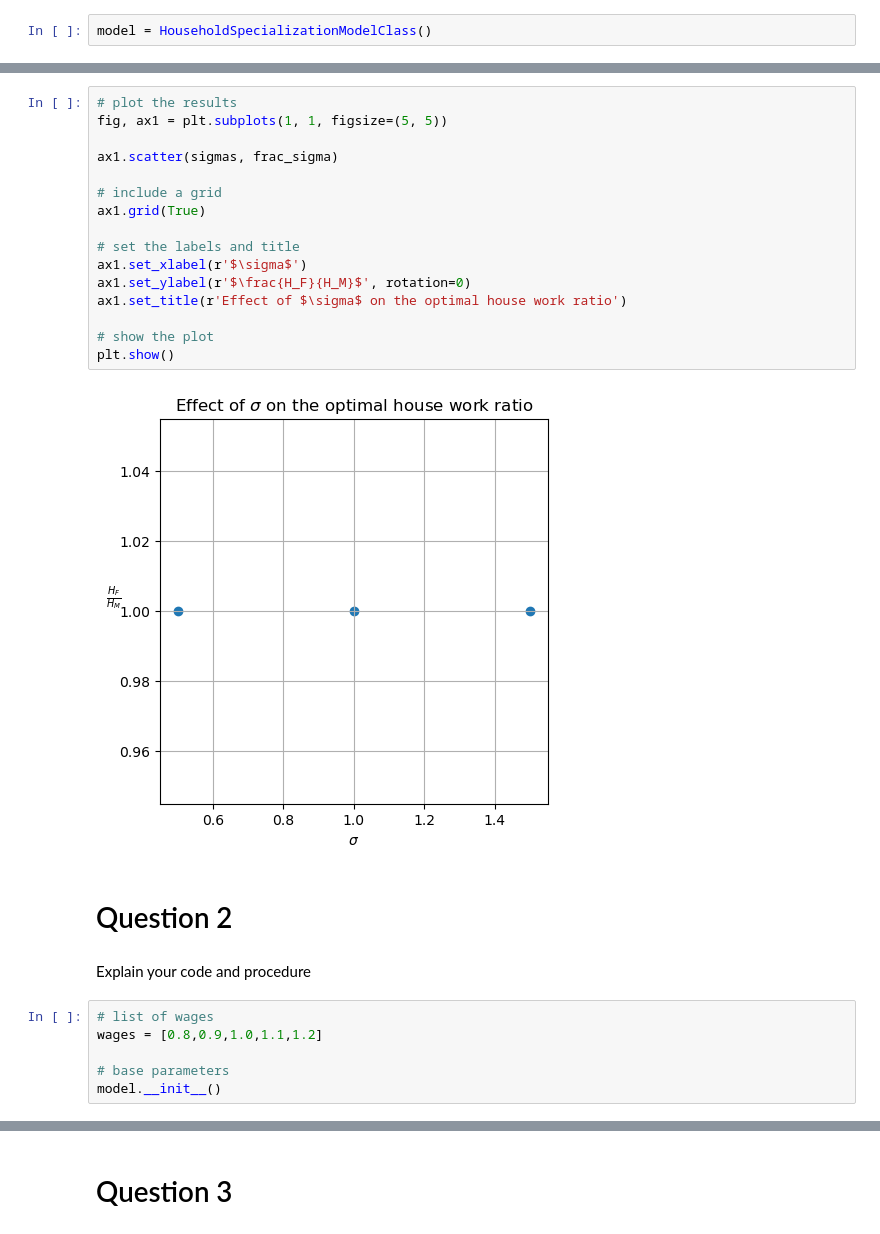
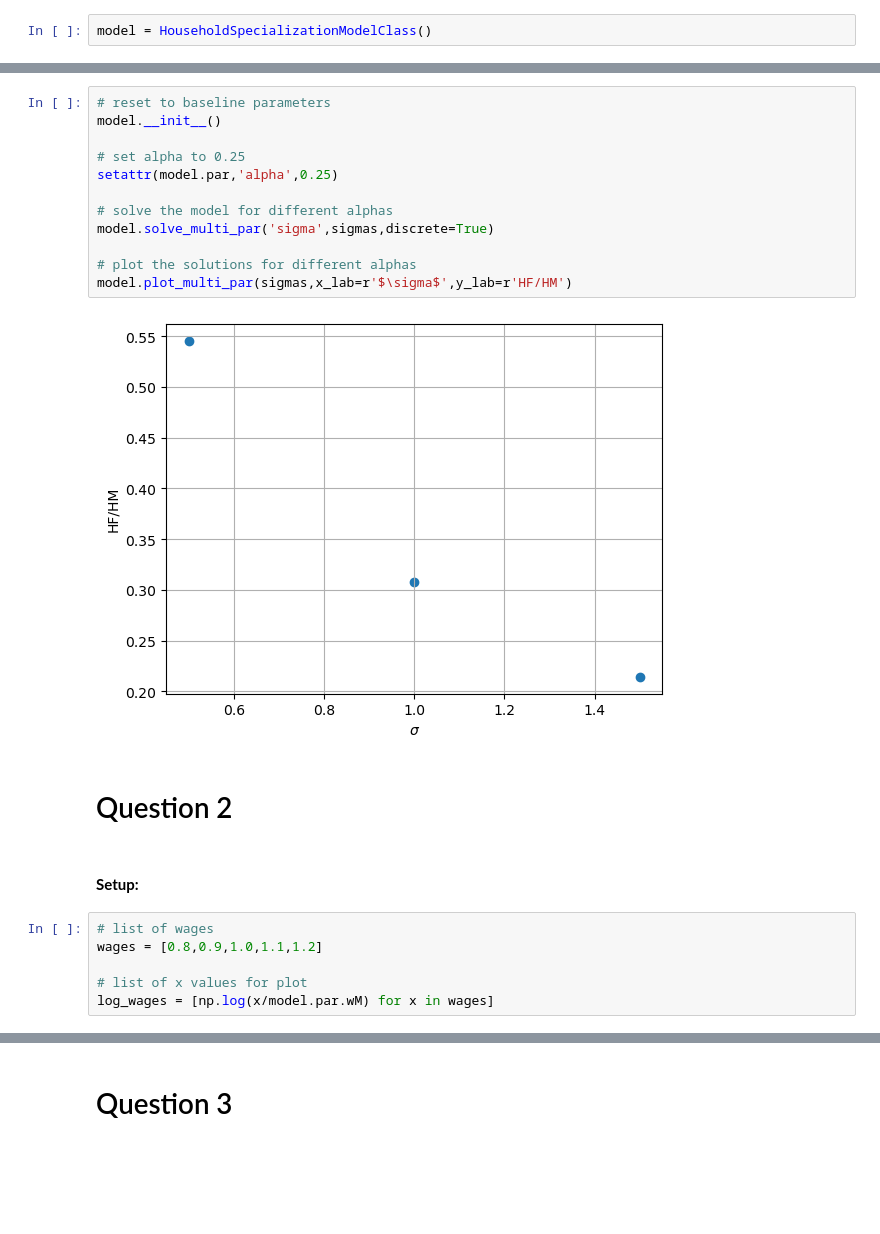
Before and after one commit to NumEconCopenhagen/projects-2023-andreas, a Jupyter notebook: inauguralproject/inauguralproject.ipynb, the cells around one changed output, grey strips where cells are left out. Saved outputs shown, nothing was run; the diff lists cells and outputs as text; blank space fills up the shorter version.

```diff
--- a/inauguralproject/inauguralproject.ipynb
+++ b/inauguralproject/inauguralproject.ipynb
@@ -179,28 +70,24 @@ HF = 6.5000
-# %%
-# plot the results
-fig, ax1 = plt.subplots(1, 1, figsize=(5, 5))
-
-ax1.scatter(sigmas, frac_sigma)
-
-# include a grid
-ax1.grid(True)
-
-# set the labels and title
-ax1.set_xlabel(r'$\sigma$')
-ax1.set_ylabel(r'$\frac{H_F}{H_M}$', rotation=0)
-ax1.set_title(r'Effect of $\sigma$ on the optimal house work ratio')
-
-# show the plot
-plt.show()
-# %% [output]
-[figure, removed]
+# %%
+# reset to baseline parameters
+model.__init__()
+
+# set alpha to 0.25
+setattr(model.par,'alpha',0.25)
+
+# solve the model for different alphas
+model.solve_multi_par('sigma',sigmas,discrete=True)
+
+# plot the solutions for different alphas
+model.plot_multi_par(sigmas,x_lab=r'$\sigma$',y_lab=r'HF/HM')
+# %% [output]
+[figure, added]
 # %% [markdown]
 # Question 2
-# %% [markdown]
-Explain your code and procedure
+# %% [markdown]
+#### **Setup:**
 # %%
 # list of wages
 wages = [0.8,0.9,1.0,1.1,1.2]
 
-# base parameters
-model.__init__()
+# list of x values for plot
+log_wages = [np.log(x/model.par.wM) for x in wages]
```
Also changed, not shown: parts of 28 cells of this notebook, 1 other file.
